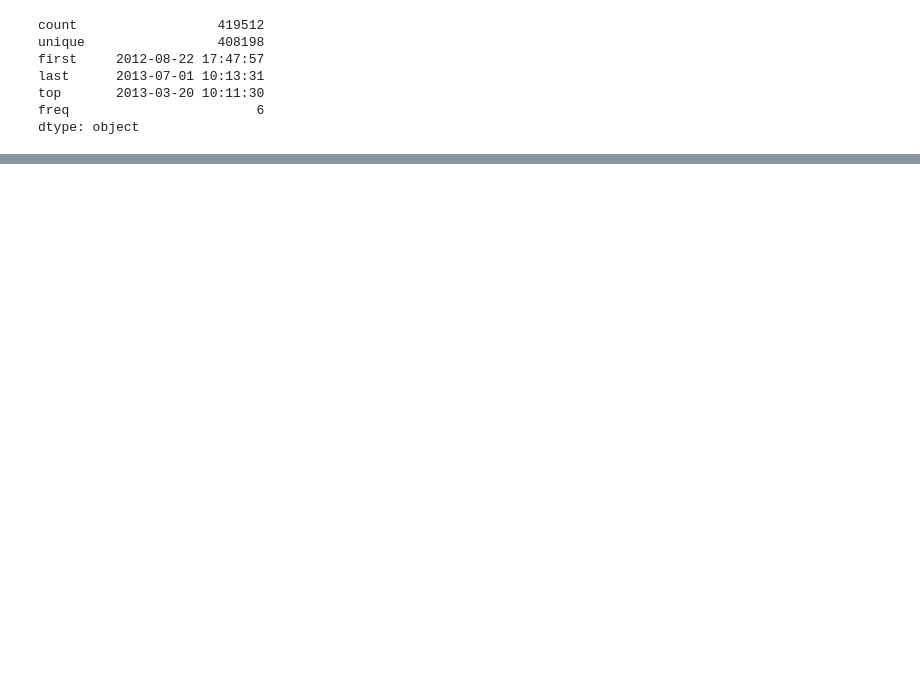
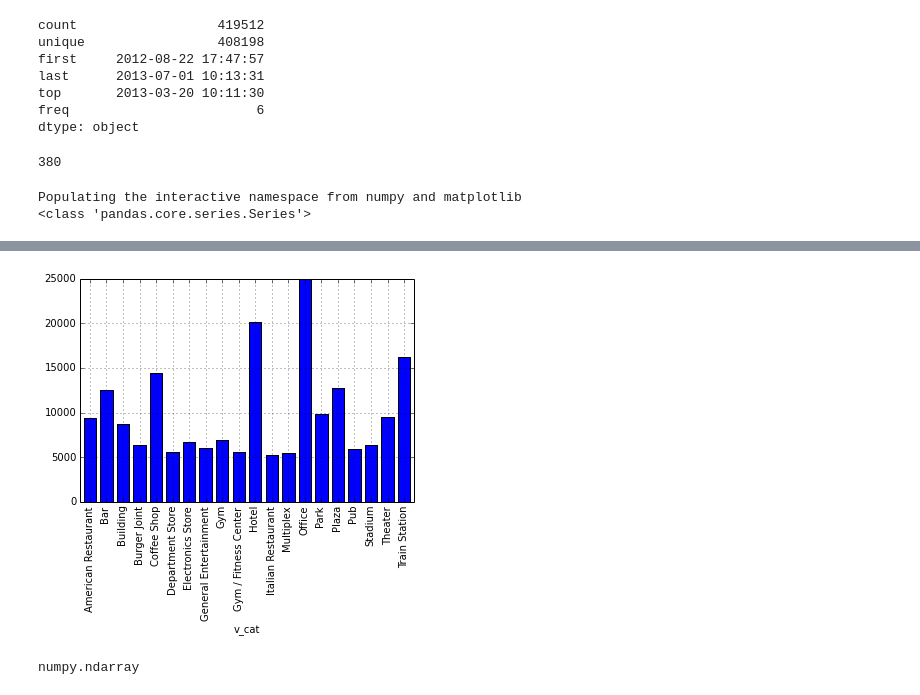
Before and after one commit to HongtaiLi/LBSMining, a Jupyter notebook: scripts/localRank/Rank.ipynb, the cells around one changed output, grey strips where cells are left out. Saved outputs shown, nothing was run; the diff lists cells and outputs as text; code cells hidden in the pictures; blank space fills up the shorter version.

```diff
--- a/scripts/localRank/Rank.ipynb
+++ b/scripts/localRank/Rank.ipynb
@@ -93,3 +78,22 @@ last      2013-07-01 10:13:31
 top       2013-03-20 10:11:30
 freq                        6
 dtype: object
+# %%
+df['v_cat'].unique()
+print len(df['v_cat'].unique())
+
+cat_grouped = df.groupby('v_cat')
+cat_count = cat_grouped.size()
+# %% [output]
+380
+# %%
+#Analysis categories
+%pylab inline
+print type(cat_count)
+cat_count[cat_count>5000].plot(kind='bar')
+#plt.show()
+# df2 = pd.DataFrame(rand(10, 4), columns=['a', 'b', 'c', 'd'])
+# df2.plot(kind='bar');
+# %% [output]
+Populating the interactive namespace from numpy and matplotlib
+<class 'pandas.core.series.Series'>
@@ -95,0 +102,5 @@ dtype: object
+[figure, added]
+# %%
+type(df['v_cat'].unique())
+# %% [output]
+numpy.ndarray
```
Also changed, not shown: parts of 33 cells of this notebook, 1 other file.
